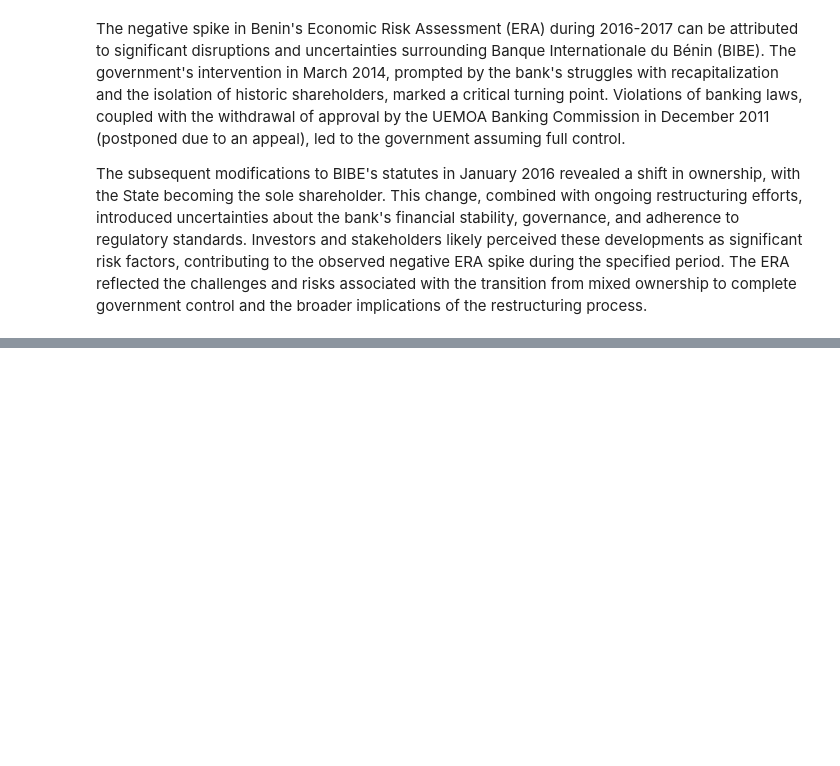
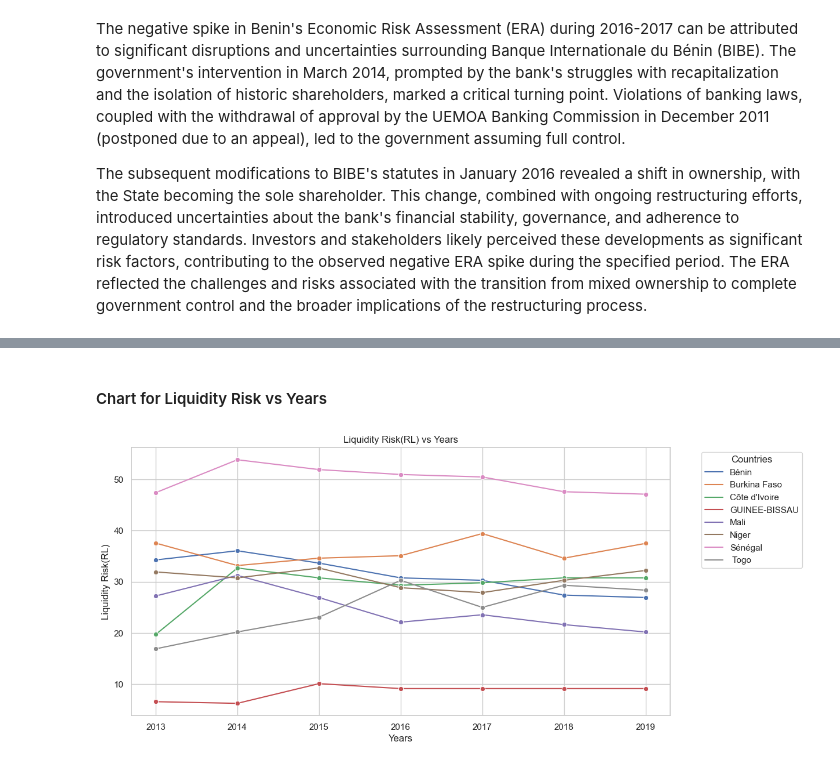
Before and after one commit to isamuelpatrick/BankingInsights-UEMOA, a Jupyter notebook: Exploratory Data Analysis.ipynb, the cells around one changed output, grey strips where cells are left out. Saved outputs shown, nothing was run; the diff lists cells and outputs as text; code cells hidden in the pictures; blank space fills up the shorter version.

```diff
--- a/Exploratory Data Analysis.ipynb
+++ b/Exploratory Data Analysis.ipynb
@@ -246,0 +277,14 @@ The subsequent modifications to BIBE's statutes in January 2016 revealed a shift
+# %% [markdown]
+#### Chart for Liquidity Risk vs Years
+# %%
+sns.set(style="whitegrid")
+#lineplot for Liquidity Risk(RL) vs years
+plt.figure(figsize=(12, 6))
+sns.lineplot(data=uemoa_df, x = 'Year', y = 'RL', hue = 'Countries', marker='o',ci=None, linewidth=1.5)
+plt.title('Liquidity Risk(RL) vs Years')
+plt.xlabel('Years')
+plt.ylabel('Liquidity Risk(RL)')
+plt.legend(title='Countries', bbox_to_anchor=(1.05, 1), loc='upper left')
+plt.show()
+# %% [output]
+[figure, added]
```
Also changed, not shown: parts of 16 cells of this notebook.
